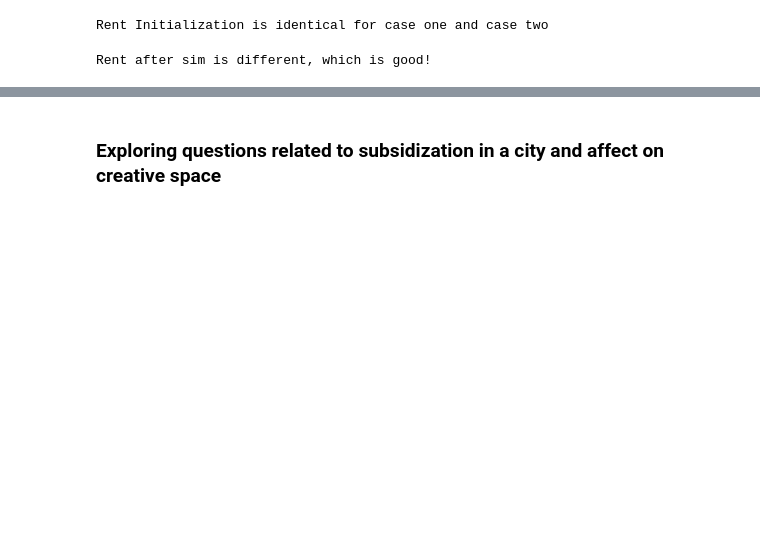
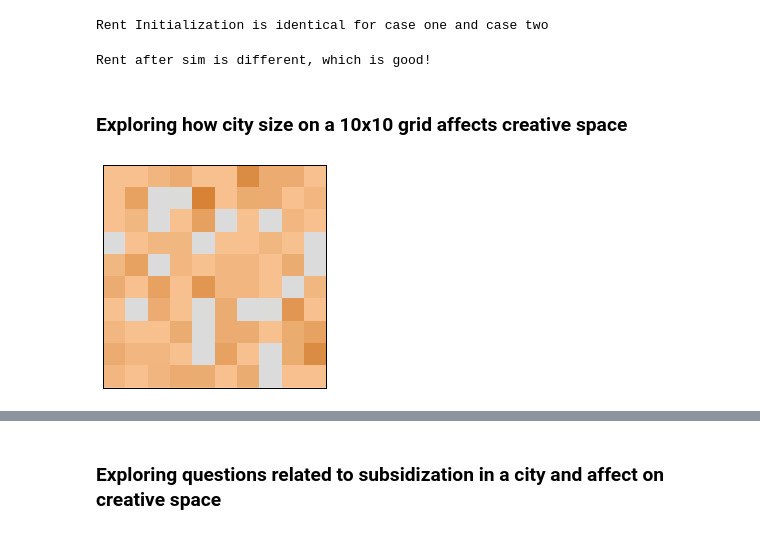
Before and after one commit to Margaretmcrawf/Gentrification, a Jupyter notebook: code/RyanExplore.ipynb, the cells around one changed output, grey strips where cells are left out. Drawn from its saved outputs; the diff is of its cells as text; code cells hidden in the pictures; blank space fills up the shorter version.

```diff
--- a/code/RyanExplore.ipynb
+++ b/code/RyanExplore.ipynb
@@ -46,3 +46,14 @@ except AssertionError:
     print("Rent after sim is different, which is good!")
 # %% [output]
 Rent after sim is different, which is good!
+# %% [markdown]
+### Exploring how city size on a 10x10 grid affects creative space
+# %%
+# Testing if random seeds for initial parameters remove some variation
+city = TransformingCity(10, start_pop=1000, random_seed=17)
+city.step()
+city.array = city.pop_count_cr # default array is landuse
+viewer = PopulationViewer(city)
+anim = viewer.animate(frames=10)
+# %% [output]
+[figure, added]
```
Also changed, not shown: parts of 10 cells of this notebook.
